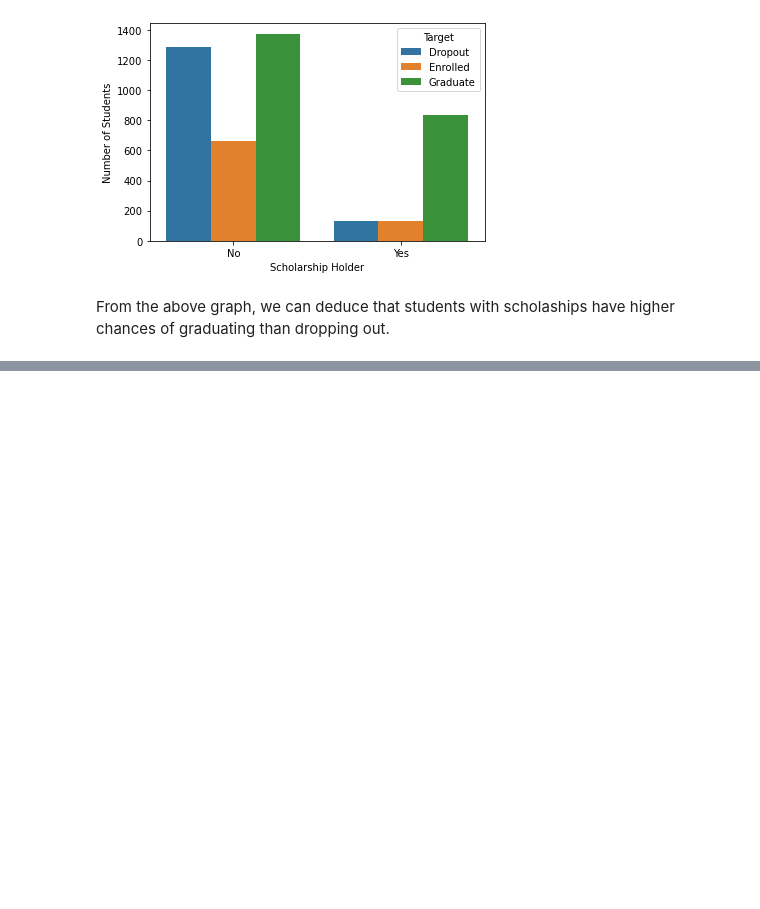
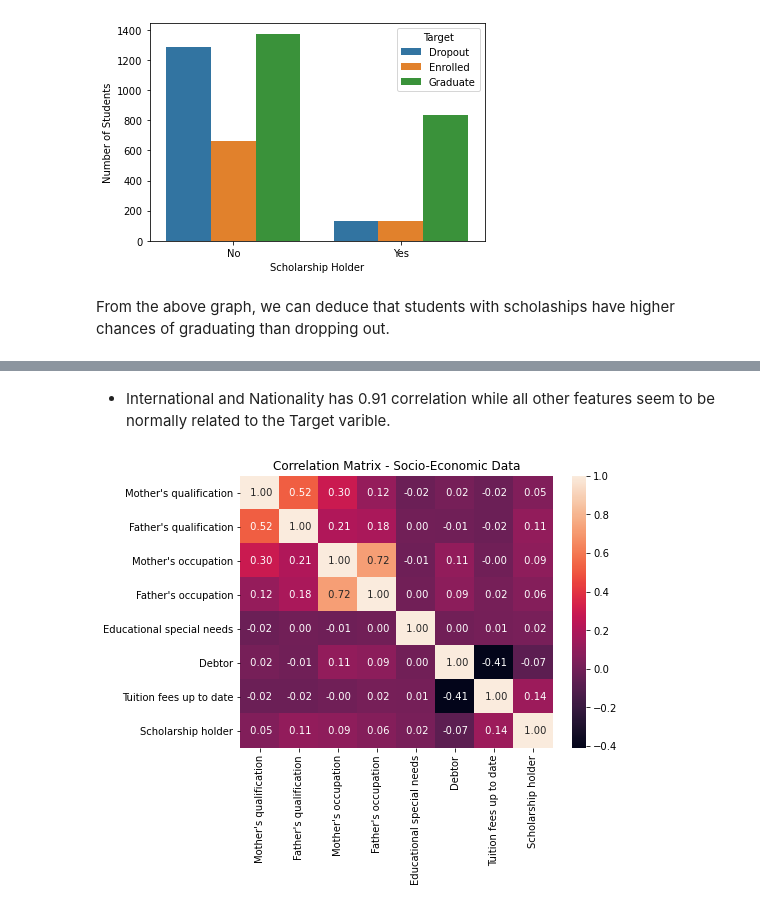
Before and after one commit to sophia14324/Predict-Student-s-Dropout-and-Academic-Success-Using-ML-techniques, a Jupyter notebook: student dropout.ipynb, the cells around one changed output, grey strips where cells are left out. Drawn from its saved outputs; the diff is of its cells as text; code cells hidden in the pictures; blank space fills up the shorter version.

```diff
--- a/student dropout.ipynb
+++ b/student dropout.ipynb
@@ -331,0 +404,10 @@ From the above graph, we can deduce that students with scholaships have higher c
+# %% [markdown]
+* International and Nationality has 0.91 correlation while all other features seem to be normally related to the Target varible.
+# %%
+# Correlation Matrix for socio-economic data
+plt.figure(figsize=(7,5))
+sns.heatmap(se_data.corr(), annot=True, fmt=' .2f')
+plt.title('Correlation Matrix - Socio-Economic Data')
+plt.show()
+# %% [output]
+[figure, added]
```
Also changed, not shown: parts of 26 cells of this notebook.
